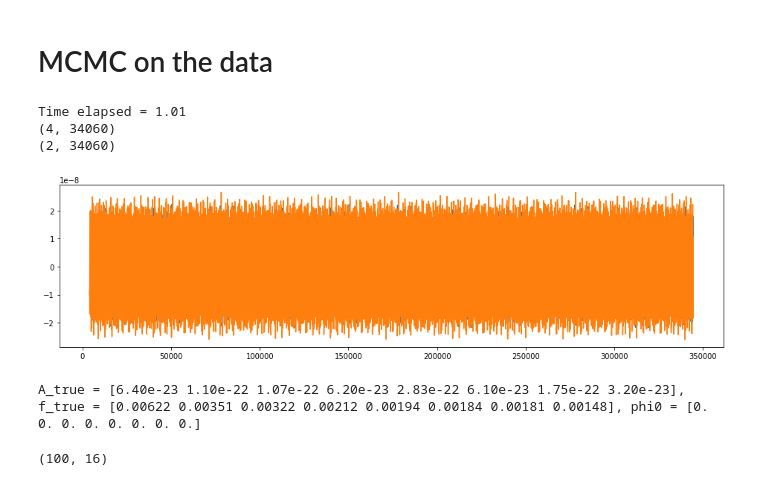
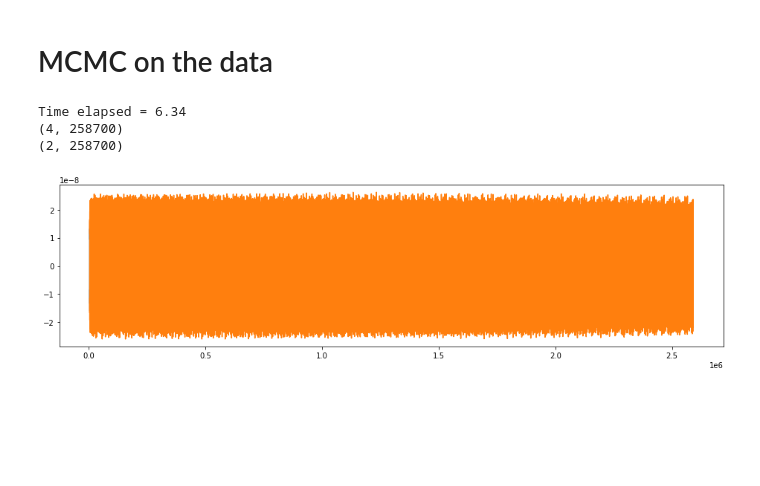
Before and after one commit to BartOuwehand/MP1_LISA, a Jupyter notebook: MCMC_parameter_fit.ipynb, the cells around one changed output. Cells and saved outputs as stored; diff of their text form; code cells hidden in the pictures; blank space fills up the shorter version.

Commit message:
Added fitting over orbits zeropoint

```diff
--- a/MCMC_parameter_fit.ipynb
+++ b/MCMC_parameter_fit.ipynb
@@ -31,7 +31,7 @@ gw_path = 'gws.h5'
 # Setup simluation parameters
 fs = 0.1    # Hz
 day = 86400 # s
-duration = day*1 # X days
+duration = day*30 # X days
 size = duration*fs
 discard = 300
 
@@ -46,7 +46,7 @@ with h5py.File(orbit_path) as orbits:
 
 # Turn on/off binary creation & instrument simulation
 use_verbinaries = True
-run_new_simulation = True
+run_new_simulation = False
 
 # Specify specific number of binaries
 Ngalbins = 8
@@ -107,7 +107,7 @@ if run_new_simulation:
     if os.path.exists(gw_path):
         os.remove(gw_path)
 
-    for a,f,p,beta,lamb in zip(Amp_true, f_true, phi0_true, gw_beta_true, gw_lambda_true):
+    for a,f,p,beta,lamb in zip(Amp_true, f_true, phi0_true_forinst, gw_beta_true, gw_lambda_true):
         source = GalacticBinary(A=a, f=f, phi0=p, orbits=orbit_path ,t0=orbits_t0 + 10, gw_beta=beta, gw_lambda=lamb, dt=1/fs, size=size+300)
         source.write(gw_path)
     #source = GalacticBinary(A=6.4e-23, f=6.22e-3, orbits=orbit_path, t0=orbits_t0+10, gw_beta=0,gw_lambda=0) #HM Cnc
@@ -177,10 +171,10 @@ rawdata = ascii.read(sample_outputf+'.txt')
 sdata = np.array([rawdata['t'],rawdata['A'],rawdata['E'],rawdata['T']])
 # %%
 for i in range(3):
-    plt.plot(sdata[0]/3600,sdata[i+1],label=rec[i],alpha=.5)
+    plt.plot(sdata[0]/day,sdata[i+1],label=rec[i],alpha=.5)
 plt.title('AET datastreams for '+str(duration/day)+'d simulation with all noises')
 plt.legend()
-plt.xlabel('Time (hrs)')
+plt.xlabel('Time (d)')
 plt.ylabel('Amplitude')
 plt.show()
 # %% [output]
@@ -325,18 +304,22 @@ plt.show()
 # %%
 # Defining the model used for MCMC fitting
 
-def model(st,sA, theta, gw_beta=gw_beta_true, gw_lambda=gw_lambda_true, t0=orbits_t0+10):
+def model(st,sA, orbits_ZP, Amp, phi0=phi0_true, freq=f_true, gw_beta=gw_beta_true, gw_lambda=gw_lambda_true, t0=orbits_t0+10):
 
-    Amp, phi0 = theta[0:Ngalbins], theta[Ngalbins:2*Ngalbins]
+    # Create random filename to allow for multiprocessing
+    gwfn = 'gws_spam/gwtmp_'+str(int(1e20*np.random.rand(1)[0]))+'.h5'
+
+
+    # Amp, phi0 = theta[0:Ngalbins], theta[Ngalbins:2*Ngalbins]
 
     # Generate GW signals
-    for a, f, p, beta, lamb in zip(Amp, f_true, phi0, gw_beta, gw_lambda):
-        GalBin = GalacticBinary(A=a/f, f=f, phi0=p, orbits=orbit_path, t0=t0, gw_beta=beta, gw_lambda=lamb, dt=1/fs, size=size+300)
+    for a, f, p, beta, lamb in zip(Amp, freq, phi0, gw_beta, gw_lambda):
+        GalBin = GalacticBinary(A=a/f, f=f, phi0=p, orbits=orbit_path, t0=t0, gw_beta=beta-orbits_ZP, gw_lambda=lamb, dt=1/fs, size=size+300)
         # Amplitude is a/f since we have to convert from_gws to from_instr by differentiating and don't want extra factors of 2pi*f
-        GalBin.write('gw_tmp.h5')
+        GalBin.write(gwfn)
 
     # rawdata = Data.from_gws( 'gw_tmp.h5', orbit_path)
-    rawdata = Data.from_gws('gw_tmp.h5', orbit_path,interpolate=True)
+    rawdata = Data.from_gws(gwfn, orbit_path,interpolate=True)
     mA = Afunc(rawdata.measurements)[discard:]
     #E = Efunc(rawdata.measurements)[discard:]
     # If we only fit signal parameters, we don't include T since it has by definition no signal.
@@ -344,7 +327,7 @@ def model(st,sA, theta, gw_beta=gw_beta_true, gw_lambda=gw_lambda_true, t0=orbit
 
     mt = GalBin.t[discard:]
 
-    os.remove('gw_tmp.h5')
+    os.remove(gwfn)
 
     # Generate correct amplitude to be compatible with sample data
     nmt = np.copy(mt)[:-1]
@@ -359,24 +342,24 @@ def model(st,sA, theta, gw_beta=gw_beta_true, gw_lambda=gw_lambda_true, t0=orbit
 # %%
 script_time0 = time.time()
 
-test = model(fsdata[0],fsdata[1],[*Amp_true,*phi0_true],gw_beta_true,gw_lambda_true)
+test = model(fsdata[0],fsdata[1],0,Amp_true)
 
 script_time1 = time.time() - script_time0
 print ("Time elapsed = {:.2f}".format(script_time1))
 
 
 plt.figure(figsize=(16,4))
 plt.plot(fsdata[0],fsdata[1])
 plt.plot(test[0],test[1])
 # plt.xlim(1e4,1.1e4)
 plt.plot()
 print (fsdata.shape)
 print (test.shape)
 # %% [output]
-Time elapsed = 1.01
-(4, 34060)
-(2, 34060)
+Time elapsed = 6.34
+(4, 258700)
+(2, 258700)
-[figure, old version]
+[figure, new version]
 # %%
 # Define functions needed for mcmc fitting
 import emcee
@@ -439,30 +428,28 @@ def lnprob(theta, t, y):
     return lp+lnL(theta, t, y)
 # %%
 # Set up the properties of the problem.
-ndim, nwalkers = int(2*Ngalbins), 100
+ndim, nwalkers = 1+Ngalbins, 34
 
 # My guess at a solution
 print ("A_true = {}, f_true = {}, phi0 = {}".format(Amp_true,f_true,phi0_true))
-# %% [output]
-A_true = [6.40e-23 1.10e-22 1.07e-22 6.20e-23 2.83e-22 6.10e-23 1.75e-22 3.20e-23], f_true = [0.00622 0.00351 0.00322 0.00212 0.00194 0.00184 0.00181 0.00148], phi0 = [0. 0. 0. 0. 0. 0. 0. 0.]
 # %%
 # Give the walkers all a slightly different starting position
 #such that they will walk different paths
 
-# pos_Amp = Amp_guess + 0.01*Amp_guess*np.random.randn(nwalkers)
-# pos_f = f_guess + 0.01*f_guess*np.random.randn(nwalkers)
+pos_beta_ZP = np.random.rand(nwalkers)
 pos_Amp = np.zeros((Ngalbins,nwalkers))
-pos_phi0 = np.zeros((Ngalbins,nwalkers))
+# pos_phi0 = np.zeros((Ngalbins,nwalkers))
 for i in range(Ngalbins):
     pos_Amp[i] = Amp_guess[i] * (1 + 0.001*np.random.randn(nwalkers))
-    pos_phi0[i] = phi0_guess[i] + 0.1*np.random.randn(nwalkers)
+    # pos_phi0[i] = phi0_guess[i] + 0.1*np.random.randn(nwalkers)
 
 # pos = np.array([pos_Amp,pos_f]).T
-pos = np.array([*pos_Amp,*pos_phi0]).T
+pos = np.array([pos_beta_ZP,*pos_Amp]).T
 # pos = np.array([theta_guess + 1e-4*np.random.randn(ndim) for i in range(nwalkers)])
 print (pos.shape)
 # print (pos)
 
 # pos = [theta_guess + 1e-4*np.random.randn(ndim) for i in range(nwalkers)]
+
+# Determines how many steps the walkers take. Usually the first 25/50 steps have to be neglected
+MCMC_steps = 250
-# %% [output]
-(100, 16)
```
Also changed, not shown: parts of 12 cells of this notebook, 1 other file.
